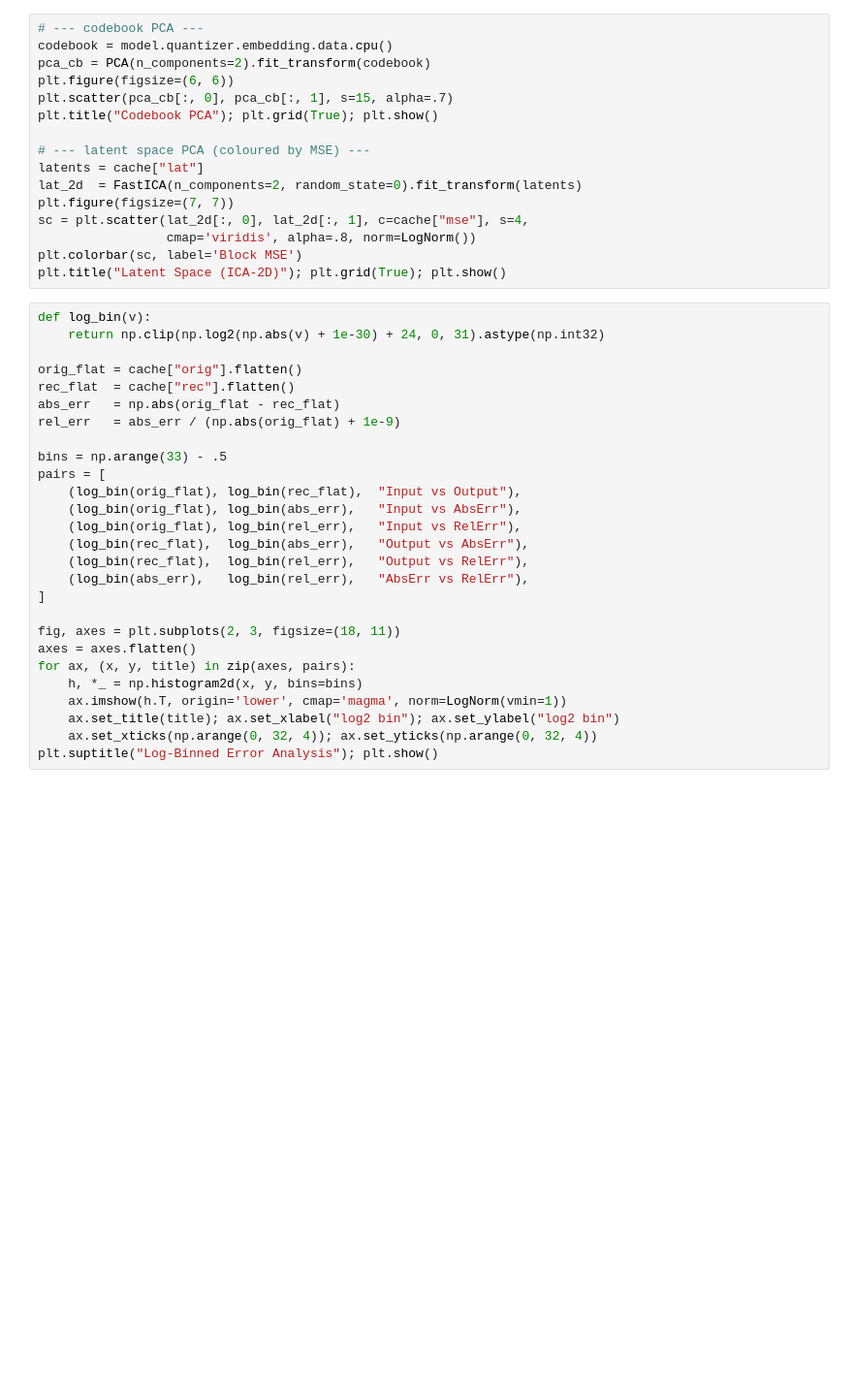
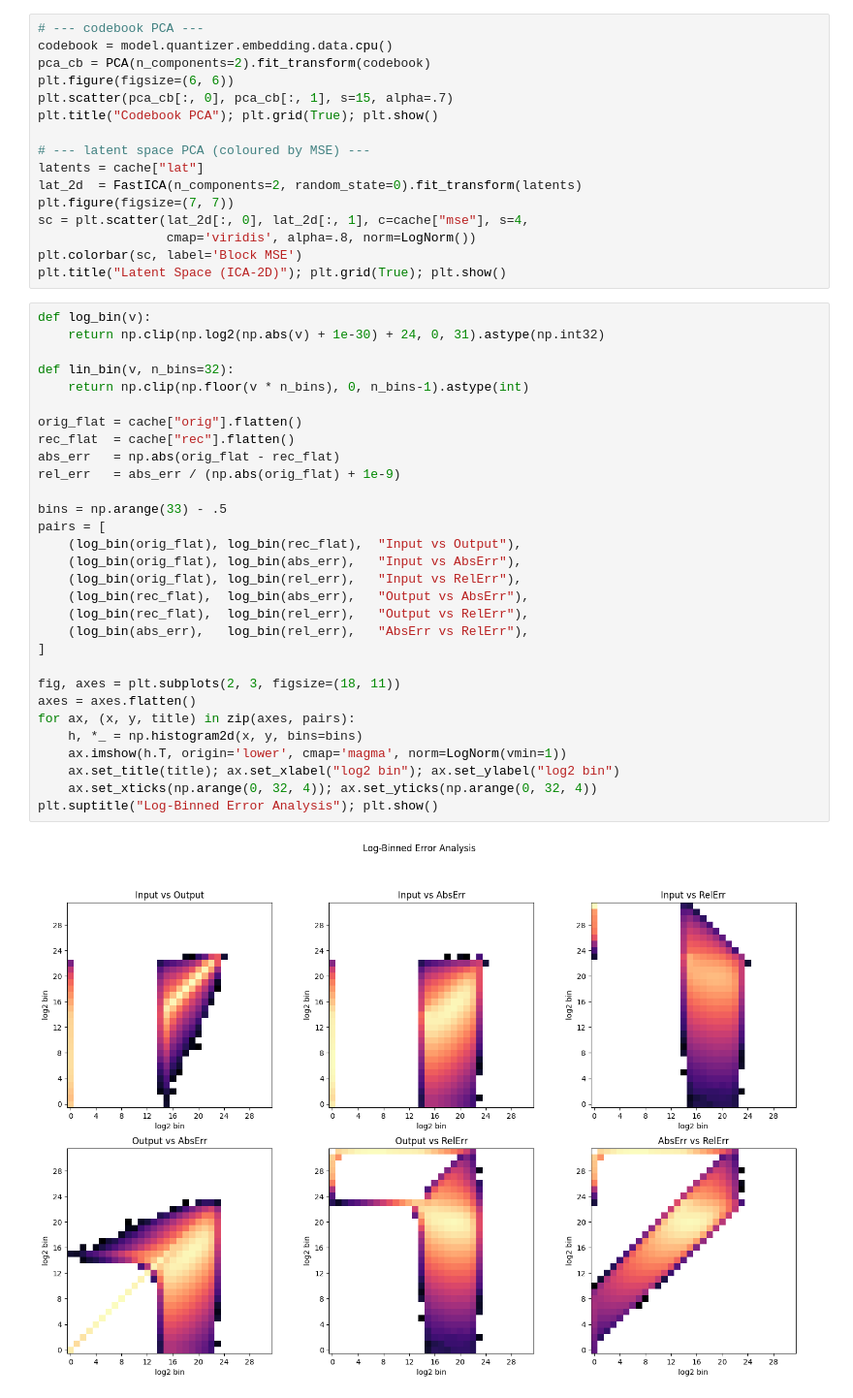
Before and after one commit to ZephirFXEC/VQVDB, a Jupyter notebook: notebook_scalar.ipynb, the cells around one changed output. Shown at 97% size. Saved outputs shown, nothing was run; the diff lists cells and outputs as text; blank space fills up the shorter version.

```diff
--- a/notebook_scalar.ipynb
+++ b/notebook_scalar.ipynb
@@ -120,30 +145,35 @@ plt.title("Latent Space (ICA-2D)"); plt.grid(True); plt.show()
 # %%
 def log_bin(v):
     return np.clip(np.log2(np.abs(v) + 1e-30) + 24, 0, 31).astype(np.int32)
+
+def lin_bin(v, n_bins=32):
+    return np.clip(np.floor(v * n_bins), 0, n_bins-1).astype(int)
 
 orig_flat = cache["orig"].flatten()
 rec_flat  = cache["rec"].flatten()
 abs_err   = np.abs(orig_flat - rec_flat)
 rel_err   = abs_err / (np.abs(orig_flat) + 1e-9)
 
 bins = np.arange(33) - .5
 pairs = [
     (log_bin(orig_flat), log_bin(rec_flat),  "Input vs Output"),
     (log_bin(orig_flat), log_bin(abs_err),   "Input vs AbsErr"),
     (log_bin(orig_flat), log_bin(rel_err),   "Input vs RelErr"),
     (log_bin(rec_flat),  log_bin(abs_err),   "Output vs AbsErr"),
     (log_bin(rec_flat),  log_bin(rel_err),   "Output vs RelErr"),
     (log_bin(abs_err),   log_bin(rel_err),   "AbsErr vs RelErr"),
 ]
 
 fig, axes = plt.subplots(2, 3, figsize=(18, 11))
 axes = axes.flatten()
 for ax, (x, y, title) in zip(axes, pairs):
     h, *_ = np.histogram2d(x, y, bins=bins)
     ax.imshow(h.T, origin='lower', cmap='magma', norm=LogNorm(vmin=1))
     ax.set_title(title); ax.set_xlabel("log2 bin"); ax.set_ylabel("log2 bin")
     ax.set_xticks(np.arange(0, 32, 4)); ax.set_yticks(np.arange(0, 32, 4))
 plt.suptitle("Log-Binned Error Analysis"); plt.show()
+# %% [output]
+[figure, added]
 # %%
 orig = cache["orig"].flatten()
 rec  = cache["rec"].flatten()
```
Also changed, not shown: parts of 8 cells of this notebook, 2 other files.
